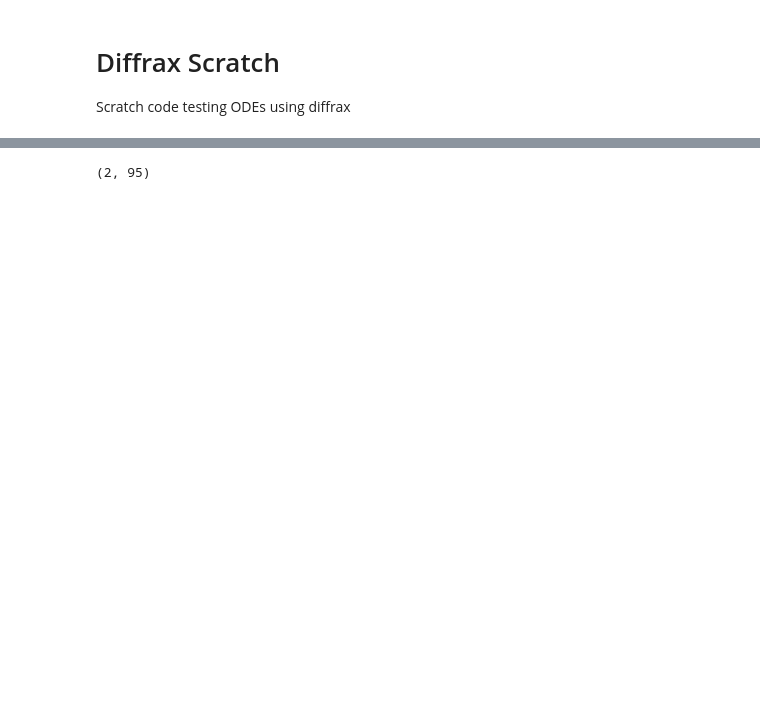
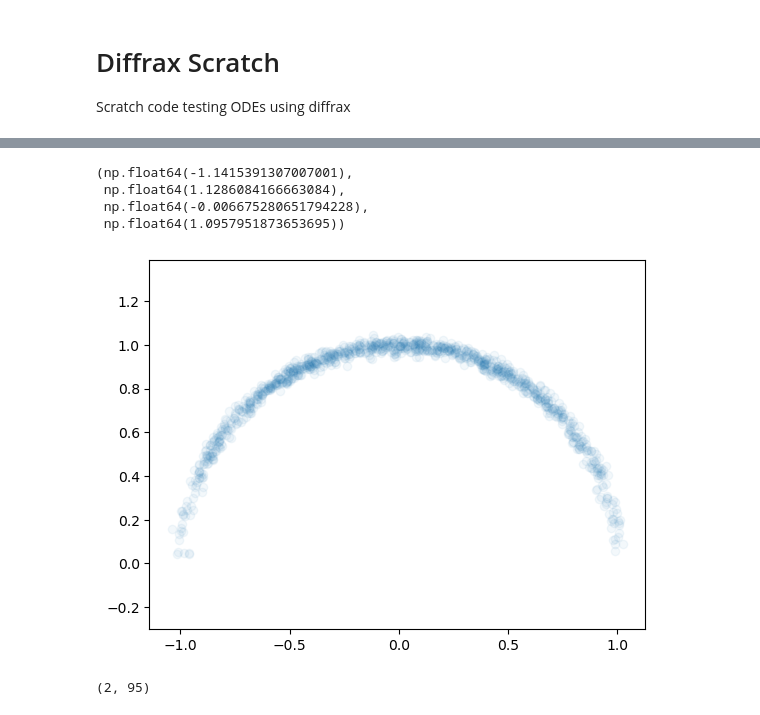
Before and after one commit to Maplenormandy/c1lgkt-jax, a Jupyter notebook: bin/dev/diffrax_dev.ipynb, the cells around one changed output, grey strips where cells are left out. Cells and saved outputs as stored; diff of their text form; code cells hidden in the pictures; blank space fills up the shorter version.

```diff
--- a/bin/dev/diffrax_dev.ipynb
+++ b/bin/dev/diffrax_dev.ipynb
@@ -43,2 +41,3 @@ Loaded theta and clebsch mapping from file
 # %%
 eq = args.eq
+pp = args.pp
@@ -112 +78,21 @@ for k in range(95):
+# %%
+# %% Check pitch angle scattering
+k = 0
+tind = -1
+bv = eq.compute_bv(ys.r[tind,:], ys.z[tind,:])
+modb = jnp.linalg.norm(bv, axis=0)
+jmass = jnp.sqrt(pp.m * modb)
+
+ptot = jnp.sqrt((pp.m * ys.upar[tind,:])**2 + jmass**2 * (ys.jperp1[tind,:]**2 + ys.jperp2[tind,:]**2))
+p0 = jnp.mean(ptot)
+
+plt.figure()
+plt.scatter(pp.m*ys.upar[tind,:] / p0, jmass*jnp.sqrt(ys.jperp1[tind,:]**2 + ys.jperp2[tind,:]**2) / p0, label='jperp1', alpha=0.05)
+plt.axis('equal')
+# %% [output]
+(np.float64(-1.1415391307007001),
+ np.float64(1.1286084166663084),
+ np.float64(-0.006675280651794228),
+ np.float64(1.0957951873653695))
+[figure, added]
 # %%
```
Also changed, not shown: parts of 8 cells of this notebook, 8 other files.
